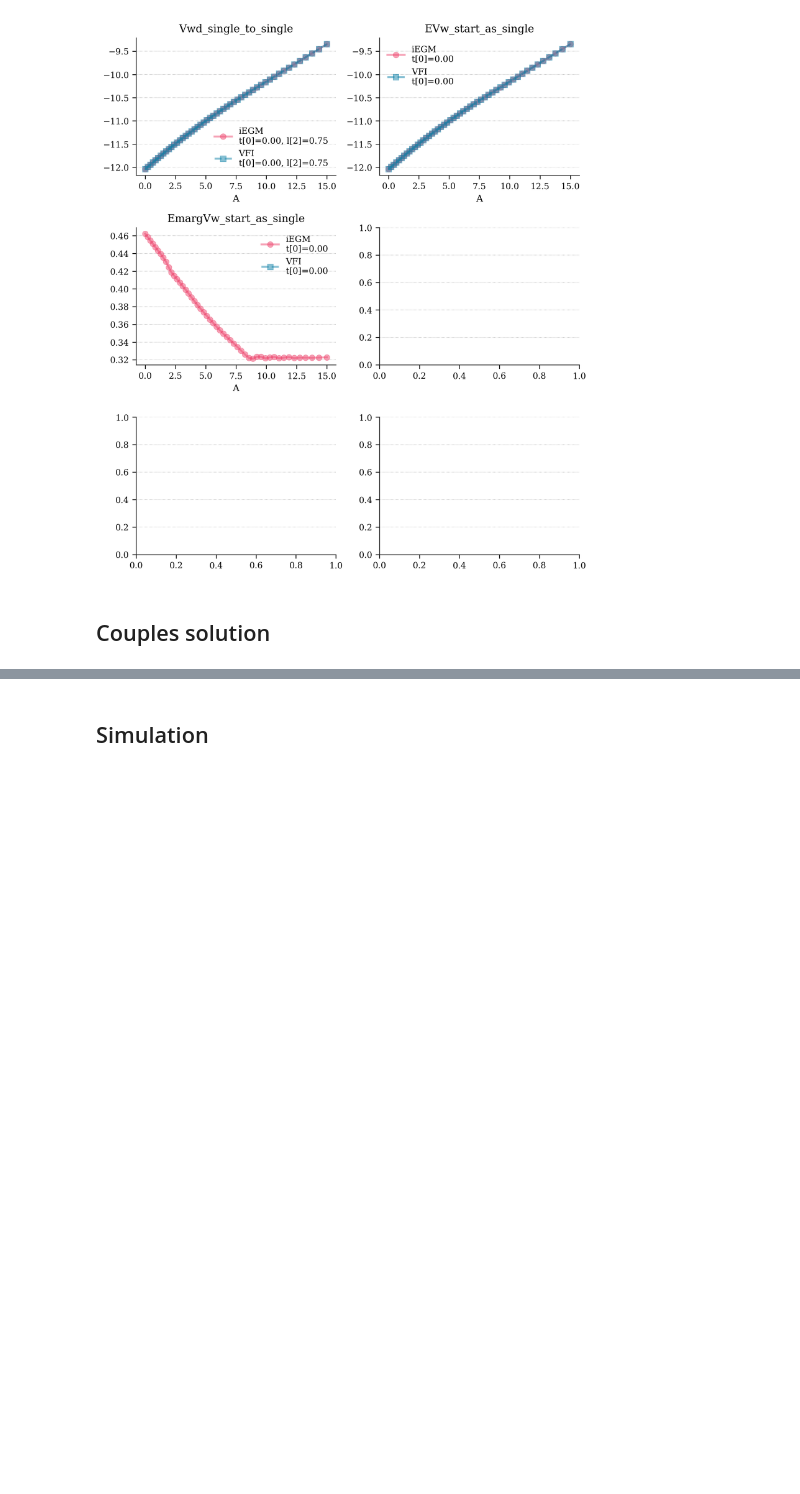
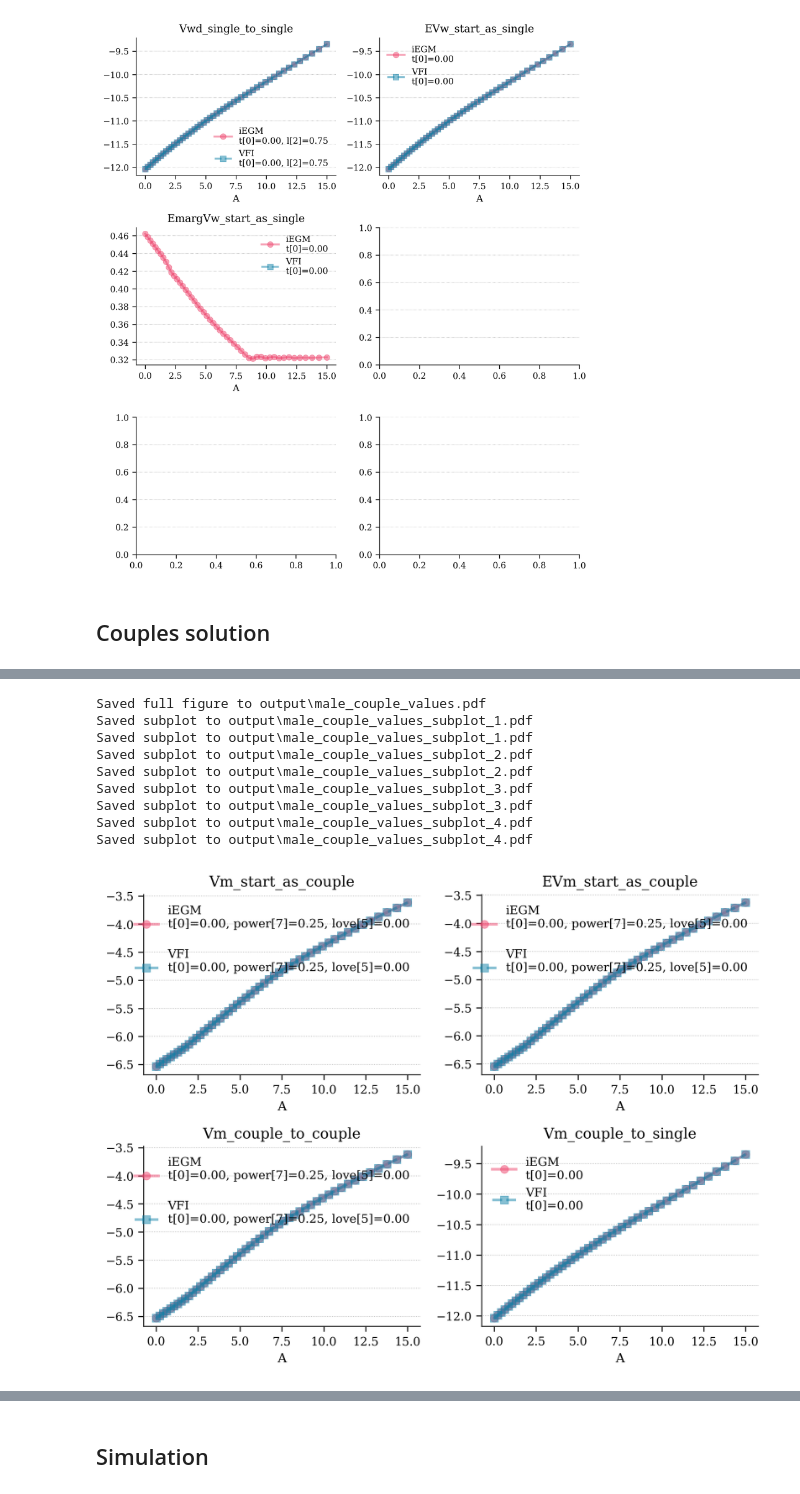
Before and after one commit to ThomasHJorgensen/FastBargaining, a Jupyter notebook: Application/01. Application Test.ipynb, the cells around one changed output, grey strips where cells are left out. Cells and saved outputs as stored; diff of their text form; code cells hidden in the pictures; blank space fills up the shorter version.

```diff
--- a/Application/01. Application Test.ipynb
+++ b/Application/01. Application Test.ipynb
@@ -236,3 +263,21 @@ Saved subplot to output\female_couple_values_subplot_4.pdf
+# %%
+fig, ax = fm.create_figure(2,2,4)
+if show_iEGM:    mp_iEGM.plot_male_couple_values(ax, grid=grid, index=idx, alpha=0.5)
+if show_VFI:     mp_VFI.plot_male_couple_values(ax, grid=grid, index=idx, alpha=0.5)
+if show_numEGM:  mp_numEGM.plot_male_couple_values(ax, grid=grid, index=idx, alpha=0.5)
+if show_iEGMinv: mp_iEGMinv.plot_male_couple_values(ax, grid=grid, index=idx, alpha=0.5)
+fm.save_figure(filename="male_couple_values")
+# %% [output]
+Saved full figure to output\male_couple_values.pdf
+Saved subplot to output\male_couple_values_subplot_1.pdf
+Saved subplot to output\male_couple_values_subplot_1.pdf
+Saved subplot to output\male_couple_values_subplot_2.pdf
+Saved subplot to output\male_couple_values_subplot_2.pdf
+Saved subplot to output\male_couple_values_subplot_3.pdf
+Saved subplot to output\male_couple_values_subplot_3.pdf
+Saved subplot to output\male_couple_values_subplot_4.pdf
+Saved subplot to output\male_couple_values_subplot_4.pdf
+[figure, added]
 # %%
 fig, ax = fm.create_figure(2,2,4)
 if show_iEGM:    mp_iEGM.plot_total_couple_values(ax, grid=grid, index=idx, alpha=0.5)
```
Also changed, not shown: parts of 8 cells of this notebook, 4 other files.
